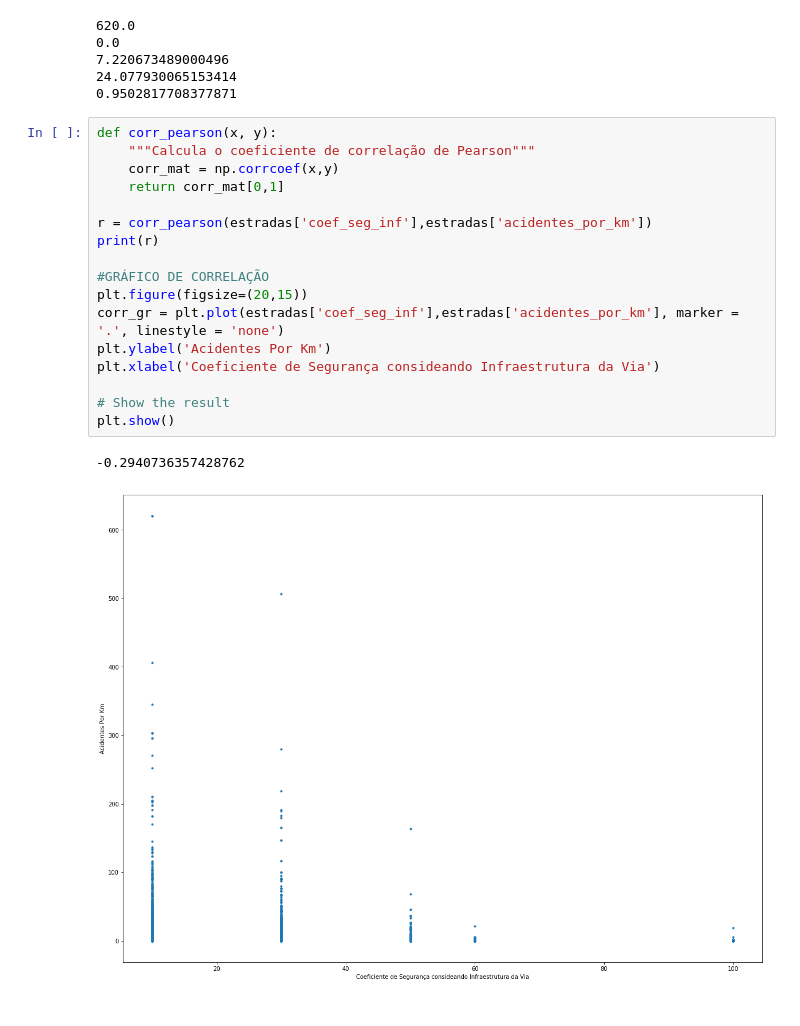
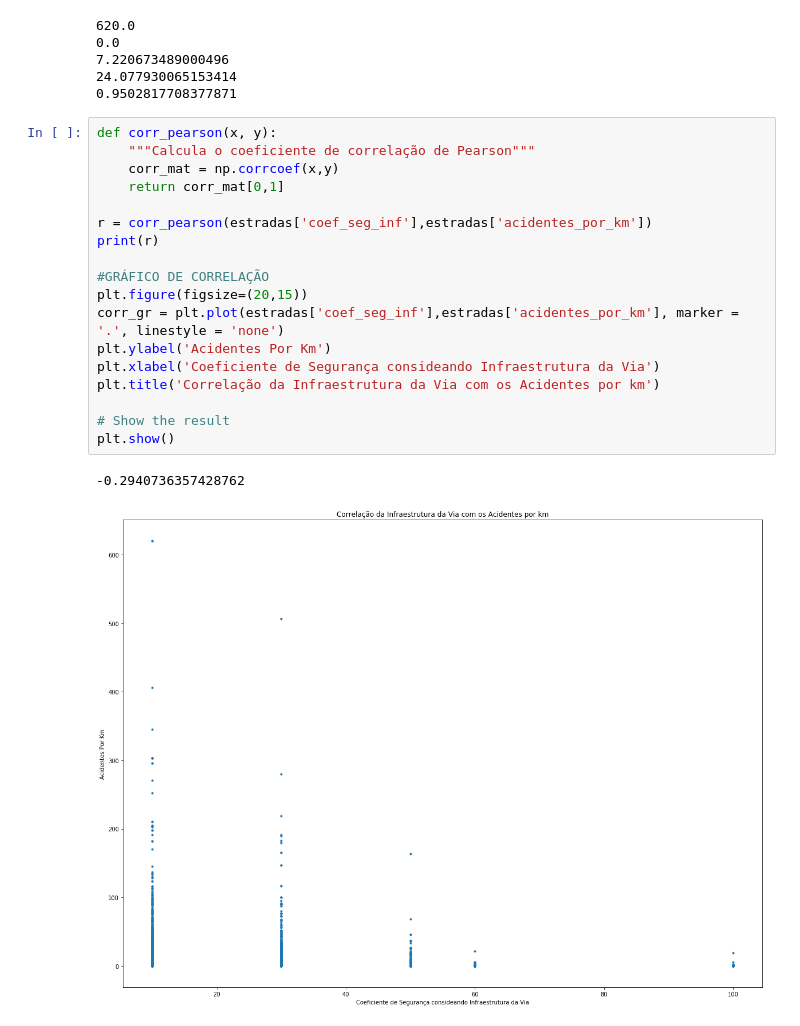
Before and after one commit to gwerle/analise_infraestrutura_viaria, a Jupyter notebook: data_visualization.ipynb, the cells around one changed output. Drawn from its saved outputs; the diff is of its cells as text.

```diff
--- a/data_visualization.ipynb
+++ b/data_visualization.ipynb
@@ -112,20 +106,21 @@ print(np.median(estradas['acidentes_por_km']))
 # %%
 def corr_pearson(x, y):
     """Calcula o coeficiente de correlação de Pearson"""
     corr_mat = np.corrcoef(x,y)
     return corr_mat[0,1]
 
 r = corr_pearson(estradas['coef_seg_inf'],estradas['acidentes_por_km'])
 print(r)
 
 #GRÁFICO DE CORRELAÇÃO
 plt.figure(figsize=(20,15))
 corr_gr = plt.plot(estradas['coef_seg_inf'],estradas['acidentes_por_km'], marker = '.', linestyle = 'none')
 plt.ylabel('Acidentes Por Km')
 plt.xlabel('Coeficiente de Segurança consideando Infraestrutura da Via')
+plt.title('Correlação da Infraestrutura da Via com os Acidentes por km')
 
 # Show the result
 plt.show()
 # %% [output]
 -0.2940736357428762
-[figure, old version]
+[figure, new version]
```
Also changed, not shown: parts of 11 cells of this notebook.
